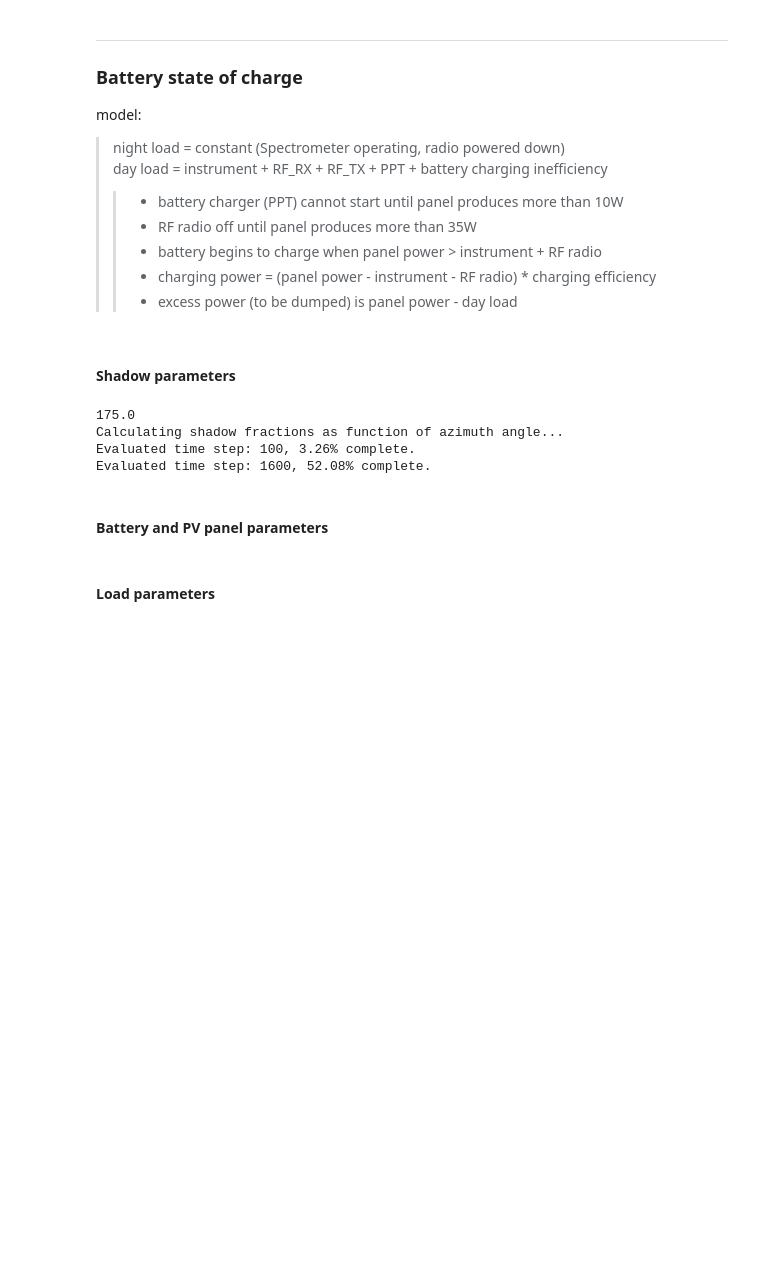
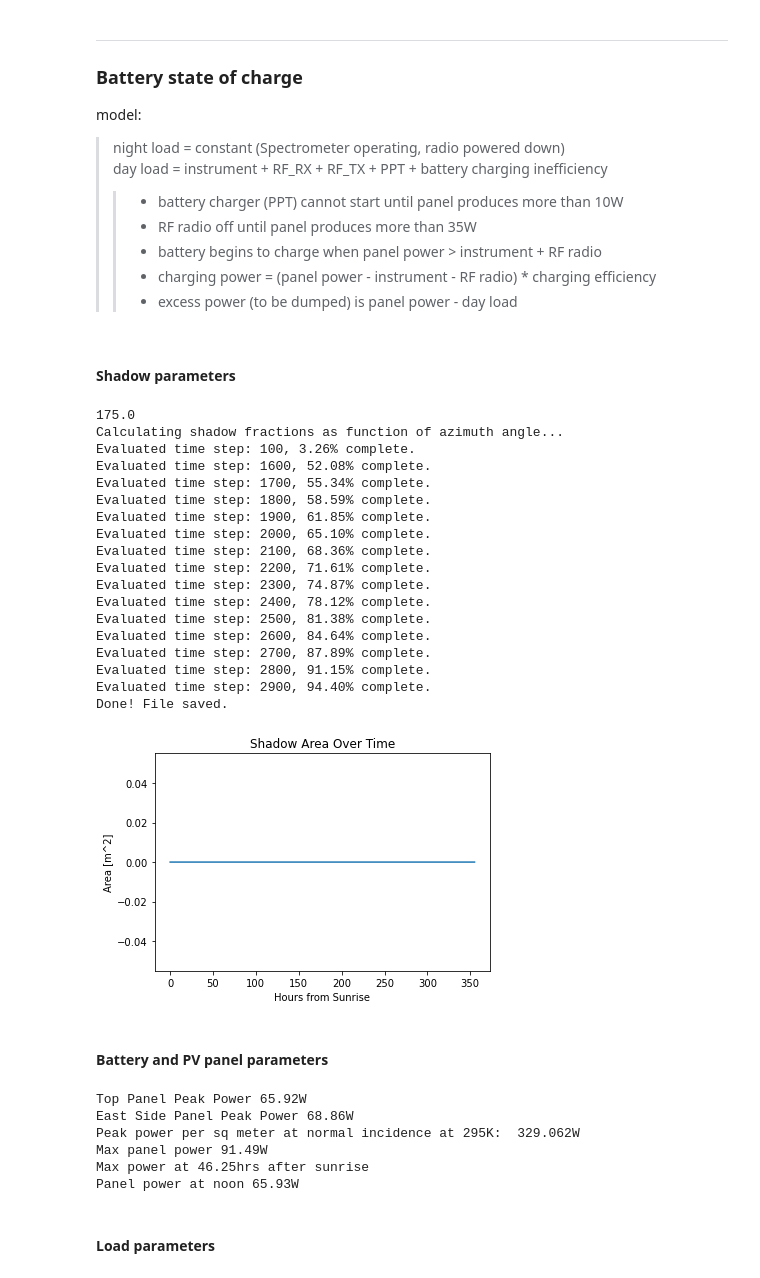
Before and after one commit to lusee-night/notebooks, a Jupyter notebook: solar_power/TiltedSolar_fullday.ipynb, the cells around one changed output. Drawn from its saved outputs; the diff is of its cells as text; code cells hidden in the pictures; blank space fills up the shorter version.

```diff
--- a/solar_power/TiltedSolar_fullday.ipynb
+++ b/solar_power/TiltedSolar_fullday.ipynb
@@ -320,7 +320,6 @@ n_side = lusee_side/step_size
 #Need to define geometry of PV panels
 TPV_area = 0.35 #[m^2]
 TPV_width = TPV_area*1e6/lusee_side/2 #[mm] For when PV is two stripes on sides of turntable
-print(TPV_width)
 
 #Annulus around turntable
 #PV_rad_inner = 200 #[mm] turntable radius
@@ -369,6 +368,10 @@ else:
     pixel_rad = np.sqrt(np.add.outer(lusee_x**2, lusee_y**2)) #For excluding turntable area
     #xy_PV = (pixel_rad > PV_rad_inner) #PV is all top panel outside turntable
     xy_PV = np.logical_or((yv < -lusee_side+TPV_width), (yv > lusee_side-TPV_width)) #PV is E-W oriented stripes N and S of turntable
+
+    if not os.path.exists("./shadow_plots"):
+        os.makedirs("./shadow_plots")
+
 
     plt.figure()
     plt.imshow(xy_PV, extent=[lusee_x[0], lusee_x[-1], lusee_y[-1], lusee_y[0]])
@@ -419,7 +422,7 @@ else:
             #shadowed_area[t]=xy_shadow.sum()
 
             if not os.path.exists("./shadow_plots"):
-                os.makdirs("./shadow_plots")
+                os.makedirs("./shadow_plots")
 
             plt.figure()
             plt.imshow(np.logical_not(xy_shadow), extent=[lusee_x[0], lusee_x[-1], lusee_y[-1], lusee_y[0]])
@@ -429,33 +432,48 @@ else:
             plt.close()
 
             plt.figure()
             plt.imshow(np.logical_not(pv_shadow), extent=[lusee_x[0], lusee_x[-1], lusee_y[-1], lusee_y[0]])
             plt.xlabel('x [mm]'); plt.ylabel("y [mm]")
             plt.title("Shadows on PV at t="+str(t))
             plt.savefig("./shadow_plots/pv_shadows_t"+str(t))
             plt.close()
 
             if np.mod(t+1,100)==0:
                 print(f"Evaluated time step: {(t+1)}, {(t+1)*100/len(az_arr):.2f}% complete.")
 
 
 
     file = open(shadow_file,"wb")
     pickle.dump(shadowed_area, file)
     file.close()
     print("Done! File saved.")
 
 plt.figure()
 plt.plot(day_hrs[iSunrise:iSundown2], shadowed_area[iSunrise:iSundown2]/n_side**2)
 plt.xlabel('Hours from Sunrise'); plt.ylabel("Area [m^2]")
 plt.title("Shadow Area Over Time")
 
 shadowed_frac = shadowed_area/(TPV_area*n_side**2)
 # %% [output]
 175.0
 Calculating shadow fractions as function of azimuth angle...
 Evaluated time step: 100, 3.26% complete.
 Evaluated time step: 1600, 52.08% complete.
+Evaluated time step: 1700, 55.34% complete.
+Evaluated time step: 1800, 58.59% complete.
+Evaluated time step: 1900, 61.85% complete.
+Evaluated time step: 2000, 65.10% complete.
+Evaluated time step: 2100, 68.36% complete.
+Evaluated time step: 2200, 71.61% complete.
+Evaluated time step: 2300, 74.87% complete.
+Evaluated time step: 2400, 78.12% complete.
+Evaluated time step: 2500, 81.38% complete.
+Evaluated time step: 2600, 84.64% complete.
+Evaluated time step: 2700, 87.89% complete.
+Evaluated time step: 2800, 91.15% complete.
+Evaluated time step: 2900, 94.40% complete.
+Done! File saved.
+[figure, added]
 # %% [markdown]
 #### Battery and PV panel parameters
 # %%
@@ -520,6 +538,13 @@ print(f"Panel power at noon {panelPower[iNoon]:.2f}W")
 # at efficiency "up to 30%"
 # (consistent with ~193W/m^2 for 30% efficiency)
 # implied tempco ~ -0.09%/degC
+# %% [output]
+Top Panel Peak Power 65.92W
+East Side Panel Peak Power 68.86W
+Peak power per sq meter at normal incidence at 295K:  329.062W
+Max panel power 91.49W
+Max power at 46.25hrs after sunrise
+Panel power at noon 65.93W
 # %% [markdown]
 #### Load parameters
 # %%
```
Also changed, not shown: parts of 4 cells of this notebook, 1 other file.
